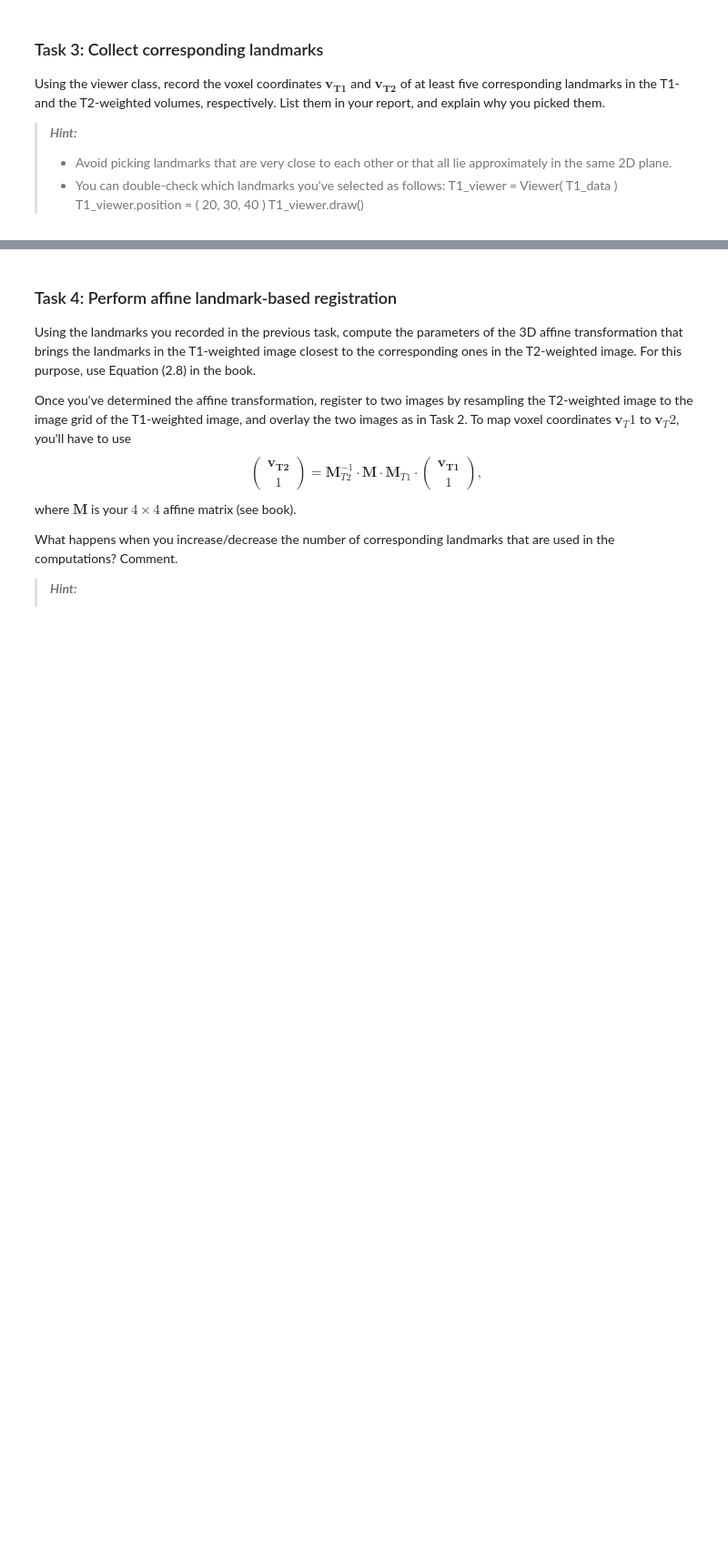
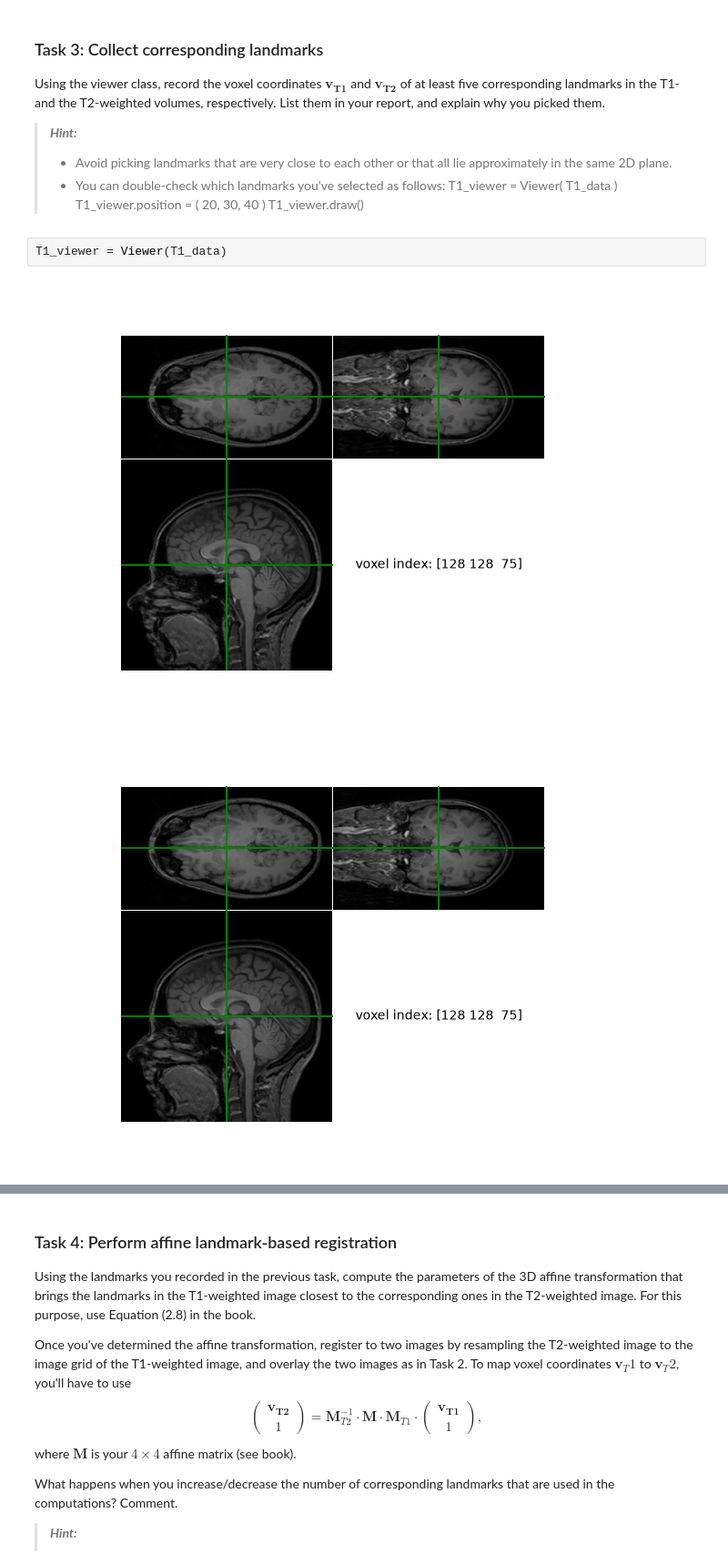
Before and after one commit to andrepribaudtu/MIA, a Jupyter notebook: exercises/Week 4/Ex2_student - Copy.ipynb, the cells around one changed output, grey strips where cells are left out. Shown at 91% size. Drawn from its saved outputs; the diff is of its cells as text; blank space fills up the shorter version.

```diff
--- a/exercises/Week 4/Ex2_student - Copy.ipynb
+++ b/exercises/Week 4/Ex2_student - Copy.ipynb
@@ -195,3 +275,8 @@ Using the viewer class, record the voxel coordinates $\mathbf{v_{T1}}$ and $\mat
 >         T1_viewer.position = ( 20, 30, 40 )
 >         T1_viewer.draw()
 >
+# %%
+T1_viewer = Viewer(T1_data)
+# %% [output]
+[figure, added]
+[figure, added]
```
Also changed, not shown: parts of 17 cells of this notebook.
